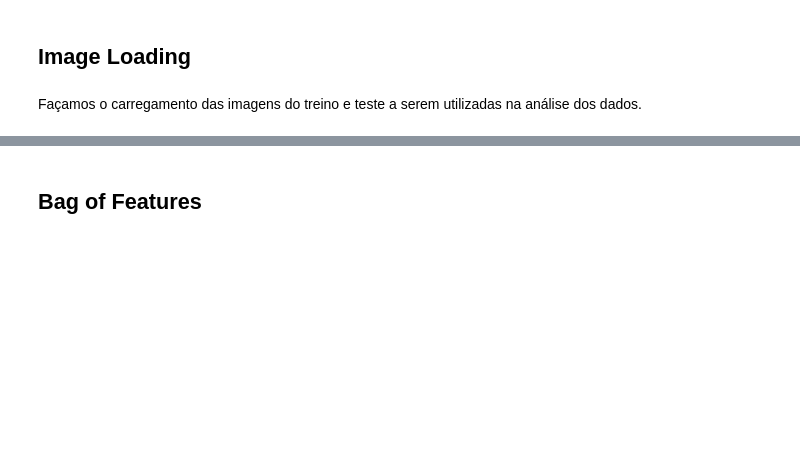
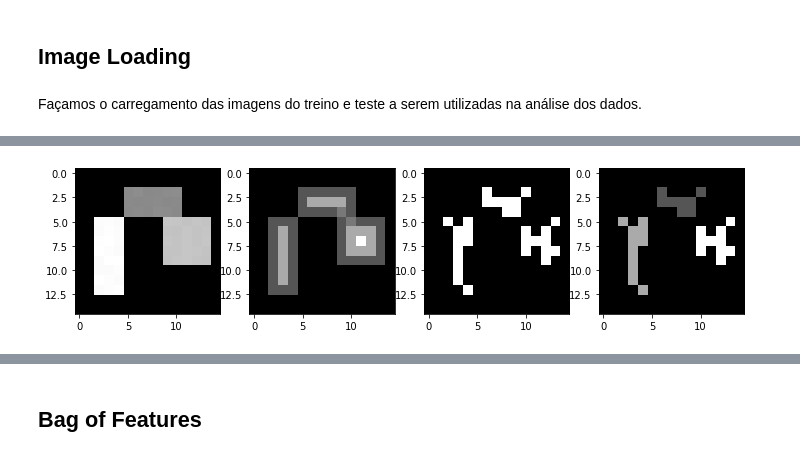
Before and after one commit to juliotrecen/SCC0251AJNT, a Jupyter notebook: Projeto Final.ipynb, the cells around one changed output, grey strips where cells are left out. Saved outputs shown, nothing was run; the diff lists cells and outputs as text; code cells hidden in the pictures; blank space fills up the shorter version.

```diff
--- a/Projeto Final.ipynb
+++ b/Projeto Final.ipynb
@@ -119,0 +150,15 @@ plt.show()
+# %%
+local_maxim = peak_local_max(distance_t, indices = False, footprint = np.ones( (9,9) ), labels = img_test)
+
+seeds = morphology.label(local_maxim)
+
+fig, ax = plt.subplots(nrows = 1, ncols = 4, figsize = (12,4))
+
+ax[0].imshow(img_test, cmap = "gray")
+ax[1].imshow(distance_t, cmap = "gray")
+ax[2].imshow(local_maxim, cmap = "gray")
+ax[3].imshow(seeds, cmap = "gray")
+
+plt.show()
+# %% [output]
+[figure, added]
```
Also changed, not shown: parts of 29 cells of this notebook, 5 other files.
